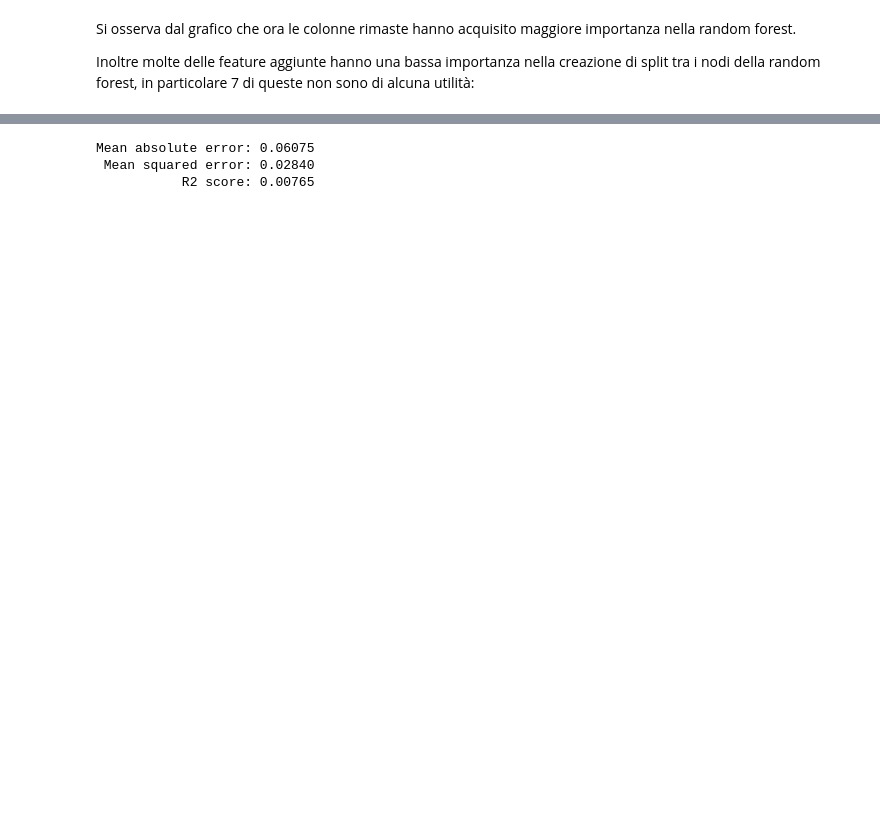
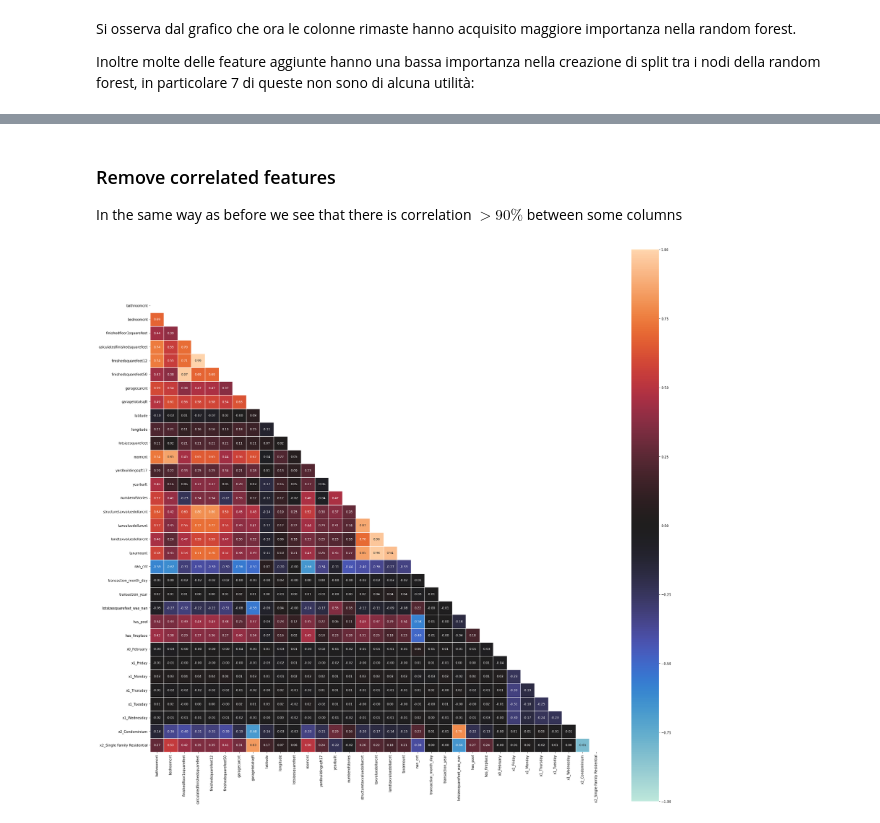
Before and after one commit to matteospanio/zillow-prize, a Jupyter notebook: 04 - Random Forests.ipynb, the cells around one changed output, grey strips where cells are left out. Saved outputs shown, nothing was run; the diff lists cells and outputs as text; code cells hidden in the pictures; blank space fills up the shorter version.

Commit message:
minor fixes before submission

```diff
--- a/04 - Random Forests.ipynb
+++ b/04 - Random Forests.ipynb
@@ -564,15 +478,8 @@ axs.grid();
-# %%
-# Ventura
-train = pd.concat([v_train, v_validation], axis=0, ignore_index=True)
-X_train_v, y_train_v = zd.split_x_y(train)
-X_test_v, y_test_v = zd.split_x_y(v_test)
-
-feature_selector.fit(X_train_v.drop(drop_list, axis=1), y_train_v)
-
-y_pred = feature_selector.predict(X_test_v.drop(drop_list, axis=1))
-
-print_measure(y_true=y_test_v, y_pred=y_pred)
-# %% [output]
-Mean absolute error: 0.06075
- Mean squared error: 0.02840
-           R2 score: 0.00765
+# %% [markdown]
+### Remove correlated features
+
+In the same way as before we see that there is correlation $> 90\%$ between some columns
+# %%
+plot_heatmap(X_train_o)
+# %% [output]
+[figure, added]
```
Also changed, not shown: parts of 70 cells of this notebook, 4 other files.
